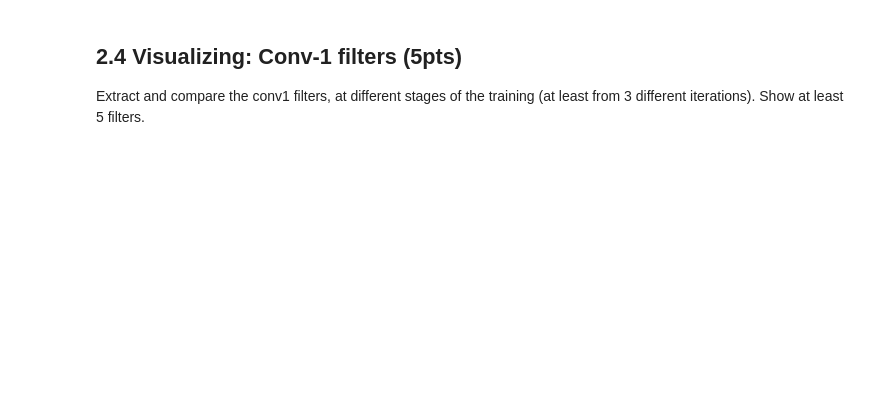
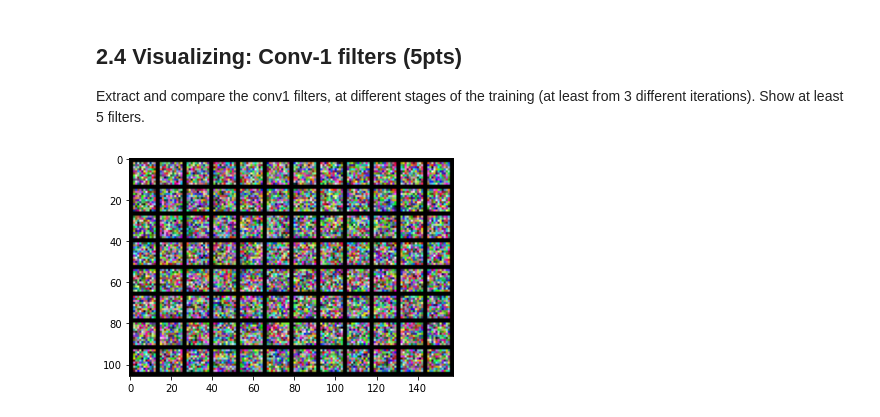
Before and after one commit to aaronh65/hw1, a Jupyter notebook: q2_caffenet_pascal.ipynb, the cells around one changed output. Cells and saved outputs as stored; diff of their text form; code cells hidden in the pictures; blank space fills up the shorter version.

```diff
--- a/q2_caffenet_pascal.ipynb
+++ b/q2_caffenet_pascal.ipynb
@@ -135,0 +152,16 @@ Extract and compare the conv1 filters, at different stages of the training (at l
+# %%
+# visualize below
+state_dict = torch.load('runs/q2/model_10.pt')
+weights = state_dict['conv1.weight'].cpu()
+n,c,h,w = weights.shape
+weights_flat = weights.view(n,c,h*w)
+weights_min = torch.unsqueeze(weights_flat.min(-1)[0], 2)
+weights_flat = weights_flat - weights_min
+weights_norm = torch.unsqueeze(weights_flat.max(-1)[0], 2)
+weights_disp = weights_flat/weights_norm
+weights_disp = weights_disp.view_as(weights)
+grid_img = torchvision.utils.make_grid(weights_disp, nrow=12)
+plt.imshow(grid_img.permute(1,2,0))
+plt.show()
+# %% [output]
+[figure, added]
```
Also changed, not shown: parts of 6 cells of this notebook, 11 other files.
